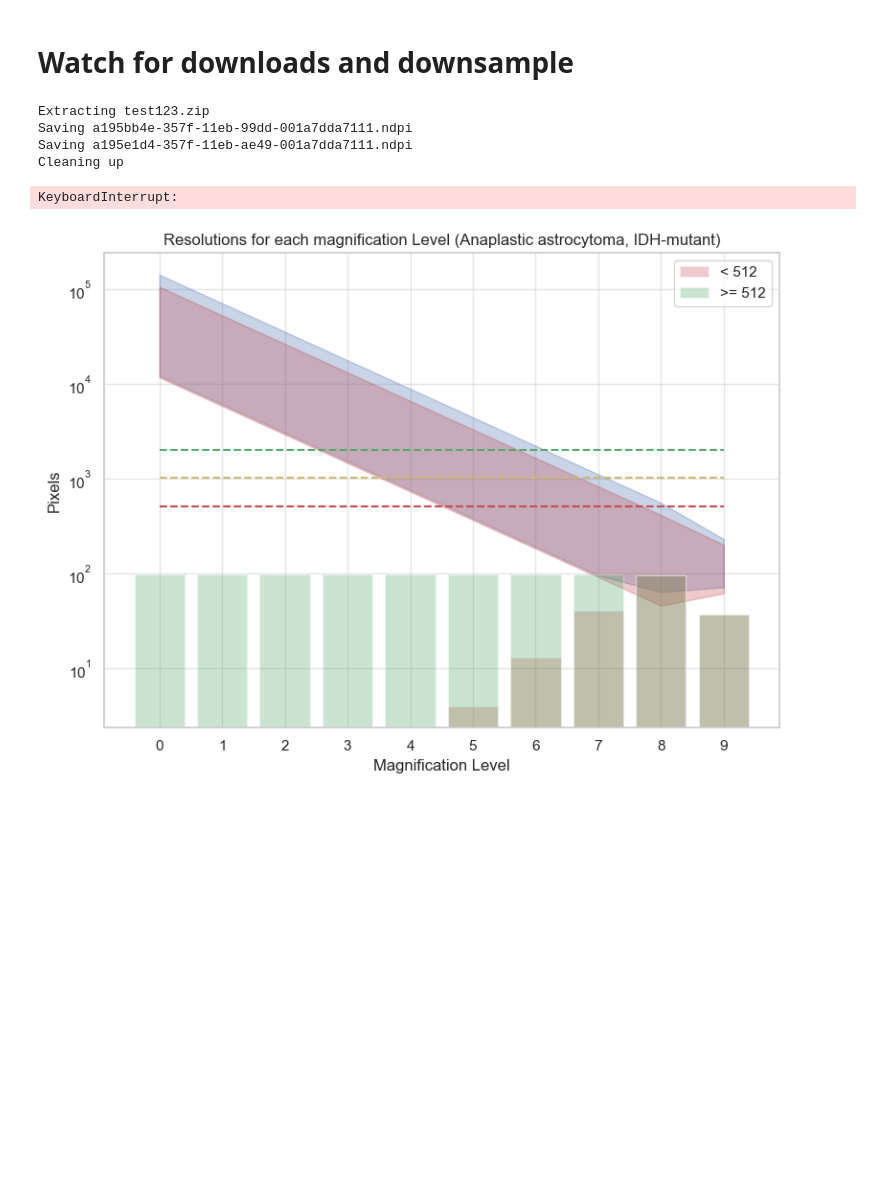
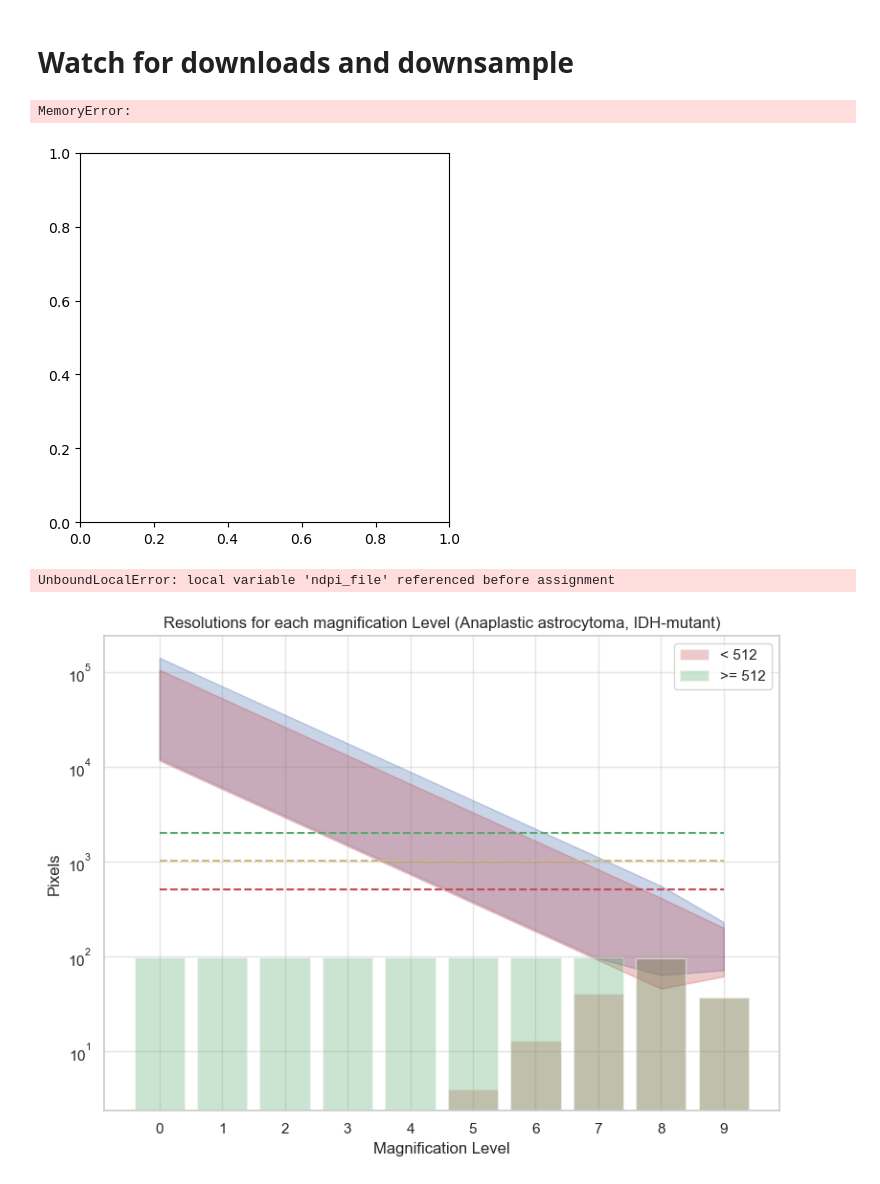
Before and after one commit to zebleck/Notebooks, a Jupyter notebook: biomedical/test.ipynb, the cells around one changed output. Cells and saved outputs as stored; diff of their text form; code cells hidden in the pictures; blank space fills up the shorter version.

Commit message:
setup data download script

```diff
--- a/biomedical/test.ipynb
+++ b/biomedical/test.ipynb
@@ -2,6 +2,29 @@
 using conda env `ai`
 # %% [markdown]
 # Watch for downloads and downsample
+# %%
+import shutil
+import os
+import zipfile
+import time
+import json
+import matplotlib.pyplot as plt
+
+os.add_dll_directory('C://openslide-win64/bin')
+
+import openslide
+
+# open the slide
+slide = openslide.OpenSlide('C:\\Users\\Kontor\\Github Repos\\Notebooks\\biomedical\\test.ndpi')
+# show
+region = slide.read_region((0, 0), 0, slide.level_dimensions[0])
+
+# display the region using matplotlib
+plt.imshow(region)
+plt.show()
+# %% [output]
+MemoryError:
+[figure, added]
 # %%
 import shutil
 import os
@@ -13,8 +36,8 @@ os.add_dll_directory('C://openslide-win64/bin')
 
 import openslide
 
-def save_image(ndpi_file, magnification_level, output_file):
-	ndpi_file = openslide.OpenSlide(ndpi_file)
+def save_image(ndpi_file_path, magnification_level, output_file, processed_path):
+	ndpi_file = openslide.OpenSlide(ndpi_file_path)
 
 	# Get the dimensions of the NDPI image
 	ndpi_width, ndpi_height = ndpi_file.dimensions
@@ -36,50 +59,17 @@ def save_image(ndpi_file, magnification_level, output_file):
 	ndpi_image.save(output_file)
 
     # Save the metadata as a JSON file
+	metadata_path = os.path.join(processed_path, 'metadata')
 	metadata = dict(ndpi_file.properties)
-	with open(os.path.join(os.path.join(processed_path, 'metadata'), file[:-5] + '.json'), 'w') as metadata_file:
+	if not os.path.exists(metadata_path):
+		os.mkdir(metadata_path)
+	with open(os.path.join(os.path.join(processed_path, 'metadata'), ndpi_file_path[:-5] + '.json'), 'w') as metadata_file:
 		json.dump(metadata, metadata_file)
 
 def log_status(status):
     with open("log.txt", "a") as log_file:
         log_file.write(status + "\n")
 
-while True:
-  for file in os.listdir("data"):
-    if file.endswith(".zip"):
-      print('Extracting', file)
-      # Create a ZipFile Object and load sample.zip in it
-
-      with zipfile.ZipFile("data\\{}".format(file), 'r') as zip_ref:
-        # Extract the contents to the new folder
-        zip_ref.extractall("data")
-
-      # Remove the zip file
-      os.remove("data\\{}".format(file))
-
-      # Process the folder
-      folder_path = "data\\{}".format(file[:-4])
-      processed_path = "processed\\{}".format(file[:-4])
-
-      if not os.path.exists(processed_path):
-        os.makedirs(processed_path)
-        os.makedirs(os.path.join(processed_path, 'metadata'))
-
-      for file in os.listdir(folder_path):
-        if file.endswith('.ndpi'):
-          print('Saving', file)
-          try:
-            save_image(os.path.join(folder_path, file), 4, os.path.join(processed_path, file[:-5] + '.png'))
-          except:
-            print('Error saving', file)
-
-      print('Cleaning up')
-      # Remove the folder
-      shutil.rmtree(folder_path)
-  time.sleep(2)
+save_image("test.ndpi", 4, "test.jpg", ".")
 # %% [output]
-Extracting test123.zip
-Saving a195bb4e-357f-11eb-99dd-001a7dda7111.ndpi
-Saving a195e1d4-357f-11eb-ae49-001a7dda7111.ndpi
-Cleaning up
+UnboundLocalError: local variable 'ndpi_file' referenced before assignment
-KeyboardInterrupt:
```
Also changed, not shown: parts of 4 cells of this notebook, 1 other file.
